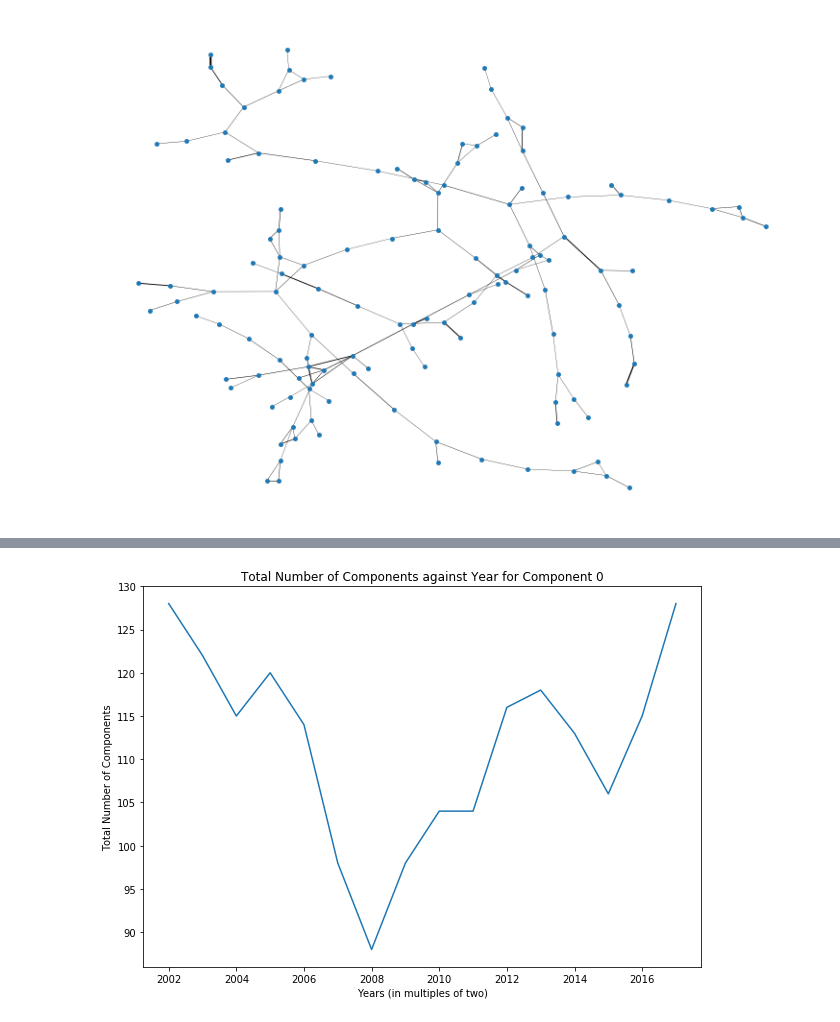
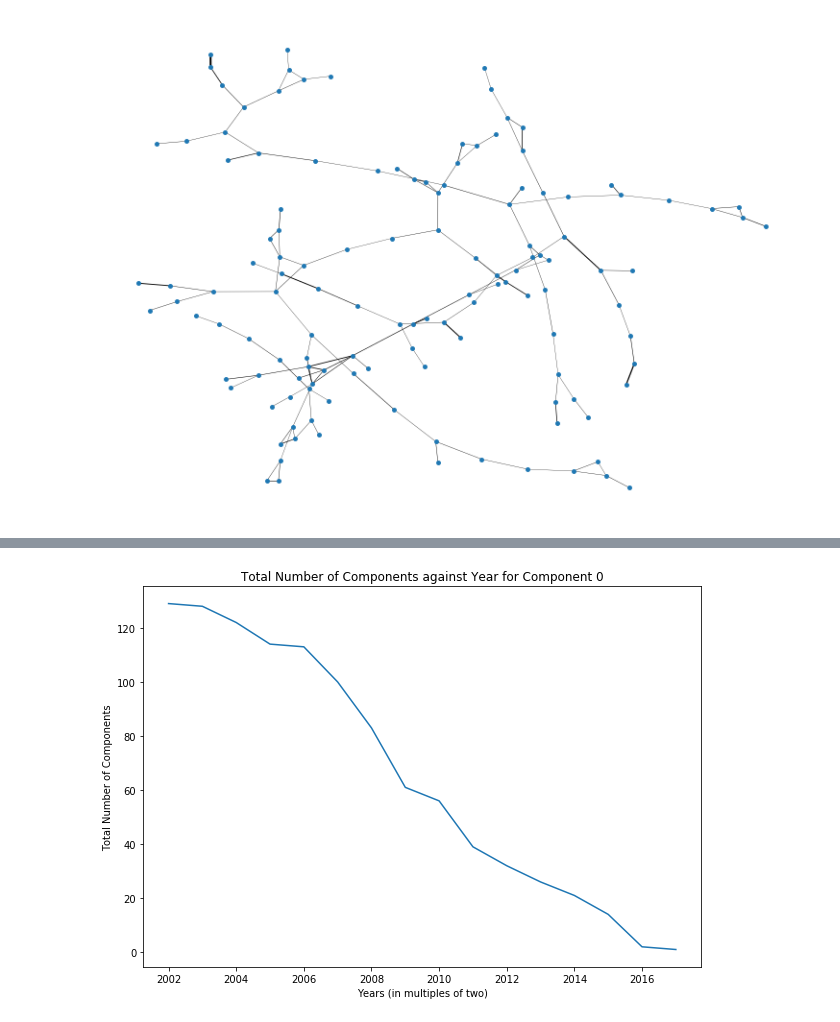
Before and after one commit to jzh001/Social-Network-Structure-in-Common-Interest-Communities, a Jupyter notebook: notebook.ipynb, the cells around one changed output, grey strips where cells are left out. Drawn from its saved outputs; the diff is of its cells as text; code cells hidden in the pictures.

```diff
--- a/notebook.ipynb
+++ b/notebook.ipynb
@@ -615,13 +615,13 @@ plt.savefig('Mean Similarity against Year for Component 0')
 # %%
 plt.title('Total Number of Components against Year for Component 0')
 plt.xlabel('Years (in multiples of two)')
 plt.ylabel('Total Number of Components')
 avesim_x = [x for x in range(2002,2018)] #each year
-avesim_y = [get_subgraph(0,[x,x+1],True)[1] for x in avesim_x]
+avesim_y = [get_subgraph(0,range(2002,x+1),True)[1] for x in avesim_x]
 plt.plot(avesim_x,avesim_y)
 plt.savefig('Total Number of Components against Year for Component 0')
 # %% [output]
-[figure, old version]
+[figure, new version]
 # %%
 avesim_x = [x for x in range(2002,2018)] #each year
 SG = DG.subgraph(comps[0])
```
Also changed, not shown: parts of 3 cells of this notebook.
